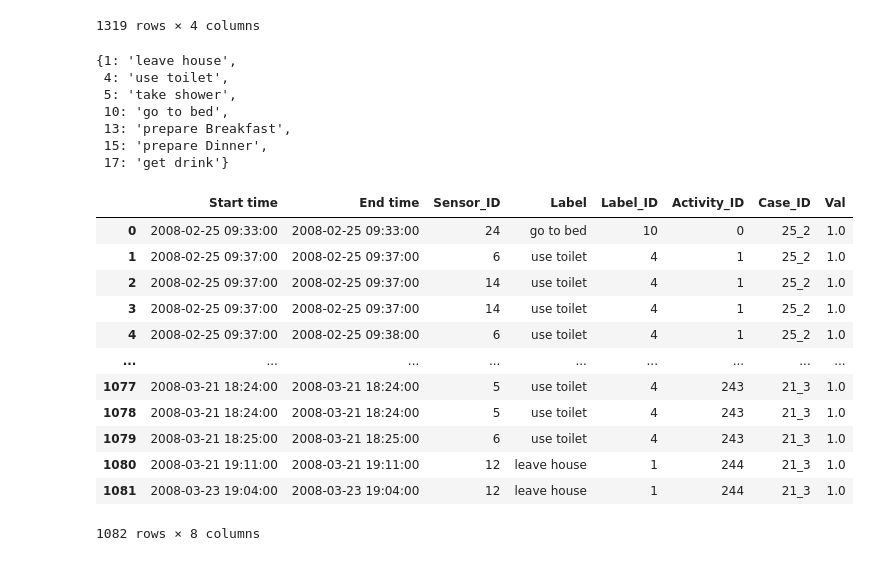
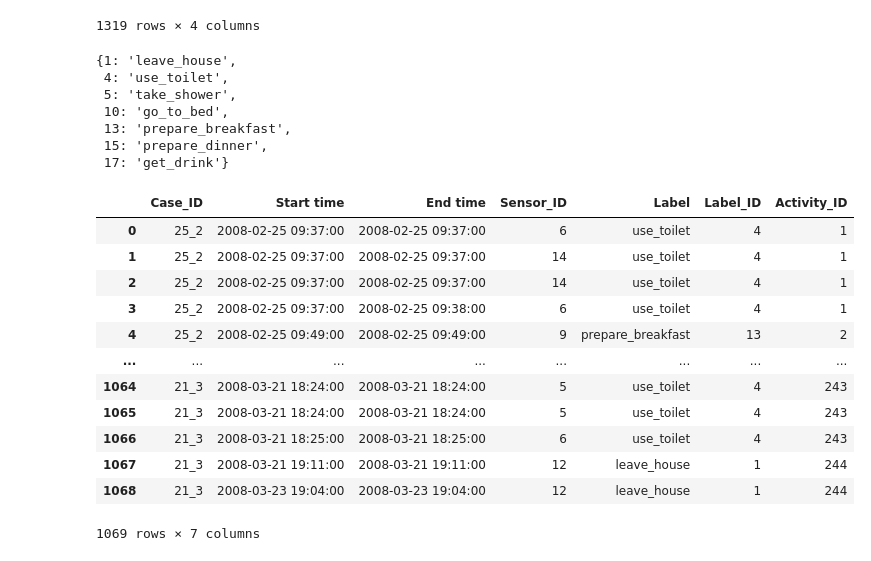
Before and after one commit to gemmadifederico/VIOLA, a Jupyter notebook: kasterenDataset/LogPreprocessing - Windowing.ipynb, the cells around one changed output. Cells and saved outputs as stored; diff of their text form; code cells hidden in the pictures.

```diff
--- a/kasterenDataset/LogPreprocessing - Windowing.ipynb
+++ b/kasterenDataset/LogPreprocessing - Windowing.ipynb
@@ -38,66 +38,69 @@ actData['End time'] = pd.to_datetime(actData['End time'], format='%d/%m/%Y %H:%M
 # %%
 # From the documentation
 dd = {
-1: 'leave house',
-4: 'use toilet',
-5: 'take shower',
-10:'go to bed',
-13:'prepare Breakfast',
-15:'prepare Dinner',
-17:'get drink'}
+1: 'leave_house',
+4: 'use_toilet',
+5: 'take_shower',
+10:'go_to_bed',
+13:'prepare_breakfast',
+15:'prepare_dinner',
+17:'get_drink'}
 # dd = {v: k for k, v in dd.items()}
 dd
 # %% [output]
-{1: 'leave house',
- 4: 'use toilet',
- 5: 'take shower',
- 10: 'go to bed',
- 13: 'prepare Breakfast',
- 15: 'prepare Dinner',
- 17: 'get drink'}
+{1: 'leave_house',
+ 4: 'use_toilet',
+ 5: 'take_shower',
+ 10: 'go_to_bed',
+ 13: 'prepare_breakfast',
+ 15: 'prepare_dinner',
+ 17: 'get_drink'}
 # %%
-newdataset = pd.DataFrame(columns = ["Start time","End time","Sensor_ID","Label","Label_ID","Activity_ID","Case_ID"])
+newdataset = pd.DataFrame(columns = ["Case_ID","Start time","End time","Sensor_ID","Label","Label_ID","Activity_ID"])
 i = 0
 for index, row in actData.iterrows():
     # I have the activity label and I have to select all the measurements that are between the starting and the end date
     if(row["Start time"]>row["End time"]):
         print("There is an error in the labels dataset, " + str(index))
         pass
     # If the end time of this event is greater then the start time of the next event, just consider as ending time the next start time
     if(index<(len(actData)-1) and actData.loc[index+1]["Start time"]< row["End time"]):
         mask = (senseData['Start time'] >= row["Start time"]) & (senseData['End time'] <= actData.loc[index+1]["Start time"])
     else: mask = (senseData['Start time'] >= row["Start time"]) & (senseData['End time'] <= row["End time"])
     temp = senseData.loc[mask]
-    temp = temp.assign(Label=dd[row["ID"]])
-    temp = temp.assign(Label_ID=row["ID"])
-    temp = temp.assign(Activity_ID=index)
-    temp = temp.assign(Case_ID=str(row["Start time"].day)+"_"+str(+row["Start time"].month))
-    newdataset = pd.concat([newdataset, temp], ignore_index=True)
+    if(len(senseData.loc[mask]) > 1):
+        temp = temp.assign(Label=dd[row["ID"]])
+        temp = temp.assign(Label_ID=row["ID"])
+        temp = temp.assign(Activity_ID=index)
+        temp = temp.assign(Case_ID=str(row["Start time"].day)+"_"+str(+row["Start time"].month))
+        temp.drop("Val", inplace = True, axis=1)
+        newdataset = pd.concat([newdataset, temp], ignore_index=True)
+    else: pass
     # ATTENTION
     # There are cases in which the time range in the activity label, doesn't match any measurements
     # E.g. there is the following activity:
     #   2011-11-28 20:21:15,2011-11-29 02:06:00,Spare_Time/TV
     # but the corresponding sensor measurement is:
     #   2011-11-28 20:21:15,2011-11-29 02:06:51,Seat,Pressure,Living
     # As can be noticed, the ending time of the measurement is later than the ending time of the activity
 
     # print(i)
     # i += 1
     # if(i==2):
     #     print(newdataset)
     #     break
 newdataset
 # %% [output]
-|  | Start time | End time | Sensor_ID | Label | Label_ID | Activity_ID | Case_ID | Val |
-| 0 | 2008-02-25 09:33:00 | 2008-02-25 09:33:00 | 24 | go to bed | 10 | 0 | 25_2 | 1.0 |
-| 1 | 2008-02-25 09:37:00 | 2008-02-25 09:37:00 | 6 | use toilet | 4 | 1 | 25_2 | 1.0 |
-| 2 | 2008-02-25 09:37:00 | 2008-02-25 09:37:00 | 14 | use toilet | 4 | 1 | 25_2 | 1.0 |
-| 3 | 2008-02-25 09:37:00 | 2008-02-25 09:37:00 | 14 | use toilet | 4 | 1 | 25_2 | 1.0 |
-| 4 | 2008-02-25 09:37:00 | 2008-02-25 09:38:00 | 6 | use toilet | 4 | 1 | 25_2 | 1.0 |
-| ... | ... | ... | ... | ... | ... | ... | ... | ... |
-| 1077 | 2008-03-21 18:24:00 | 2008-03-21 18:24:00 | 5 | use toilet | 4 | 243 | 21_3 | 1.0 |
-| 1078 | 2008-03-21 18:24:00 | 2008-03-21 18:24:00 | 5 | use toilet | 4 | 243 | 21_3 | 1.0 |
-| 1079 | 2008-03-21 18:25:00 | 2008-03-21 18:25:00 | 6 | use toilet | 4 | 243 | 21_3 | 1.0 |
-| 1080 | 2008-03-21 19:11:00 | 2008-03-21 19:11:00 | 12 | leave house | 1 | 244 | 21_3 | 1.0 |
-| 1081 | 2008-03-23 19:04:00 | 2008-03-23 19:04:00 | 12 | leave house | 1 | 244 | 21_3 | 1.0 |
+|  | Case_ID | Start time | End time | Sensor_ID | Label | Label_ID | Activity_ID |
+| 0 | 25_2 | 2008-02-25 09:37:00 | 2008-02-25 09:37:00 | 6 | use_toilet | 4 | 1 |
+| 1 | 25_2 | 2008-02-25 09:37:00 | 2008-02-25 09:37:00 | 14 | use_toilet | 4 | 1 |
+| 2 | 25_2 | 2008-02-25 09:37:00 | 2008-02-25 09:37:00 | 14 | use_toilet | 4 | 1 |
+| 3 | 25_2 | 2008-02-25 09:37:00 | 2008-02-25 09:38:00 | 6 | use_toilet | 4 | 1 |
+| 4 | 25_2 | 2008-02-25 09:49:00 | 2008-02-25 09:49:00 | 9 | prepare_breakfast | 13 | 2 |
+| ... | ... | ... | ... | ... | ... | ... | ... |
+| 1064 | 21_3 | 2008-03-21 18:24:00 | 2008-03-21 18:24:00 | 5 | use_toilet | 4 | 243 |
+| 1065 | 21_3 | 2008-03-21 18:24:00 | 2008-03-21 18:24:00 | 5 | use_toilet | 4 | 243 |
+| 1066 | 21_3 | 2008-03-21 18:25:00 | 2008-03-21 18:25:00 | 6 | use_toilet | 4 | 243 |
+| 1067 | 21_3 | 2008-03-21 19:11:00 | 2008-03-21 19:11:00 | 12 | leave_house | 1 | 244 |
+| 1068 | 21_3 | 2008-03-23 19:04:00 | 2008-03-23 19:04:00 | 12 | leave_house | 1 | 244 |
-1082 rows × 8 columns
+1069 rows × 7 columns
```
Also changed, not shown: parts of 9 cells of this notebook, 8 other files.
